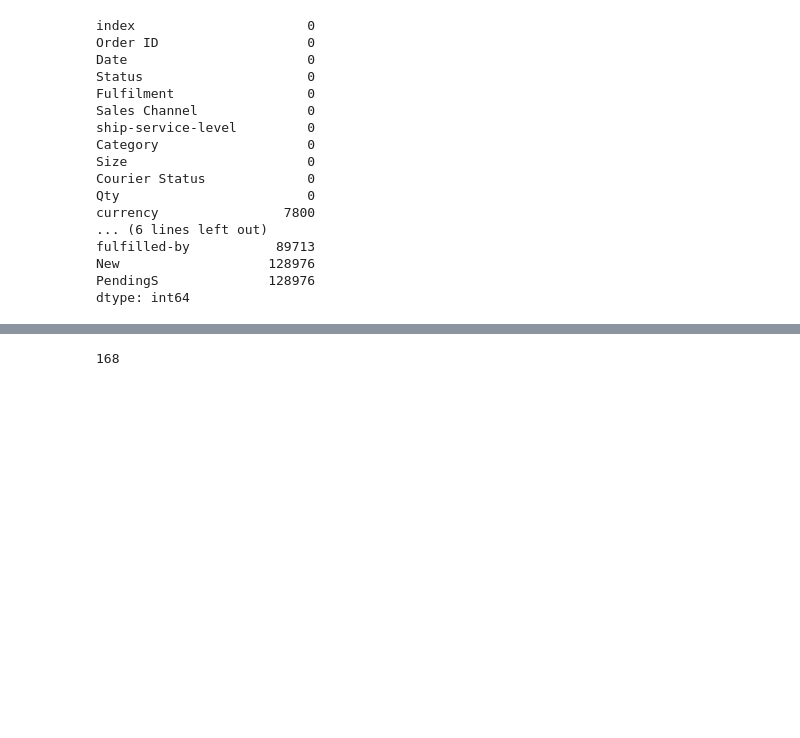
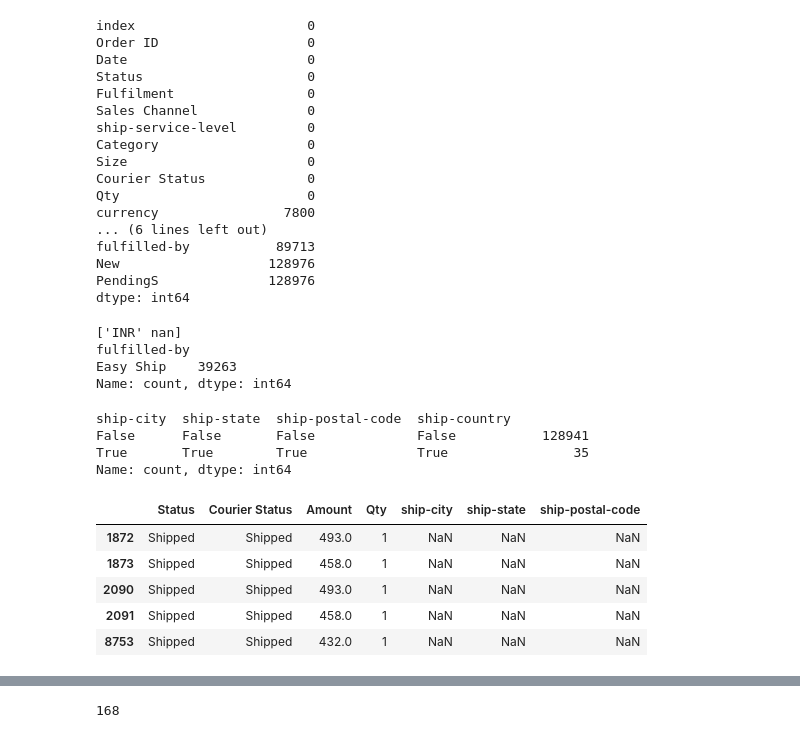
Before and after one commit to solankirj62-bit/amazon-sales-analysis, a Jupyter notebook: notebooks/01_data_exploration.ipynb, the cells around one changed output, grey strips where cells are left out. Saved outputs shown, nothing was run; the diff lists cells and outputs as text; code cells hidden in the pictures; blank space fills up the shorter version.

```diff
--- a/notebooks/01_data_exploration.ipynb
+++ b/notebooks/01_data_exploration.ipynb
@@ -77,3 +80,28 @@ fulfilled-by           89713
 New                   128976
 PendingS              128976
 dtype: int64
+# %%
+print(data['currency'].unique())
+print(data["fulfilled-by"].value_counts())
+# %% [output]
+['INR' nan]
+fulfilled-by
+Easy Ship    39263
+Name: count, dtype: int64
+# %%
+data[['ship-city','ship-state','ship-postal-code','ship-country']].isna().value_counts() # True = null, this counts null values in all same rows
+# %% [output]
+ship-city  ship-state  ship-postal-code  ship-country
+False      False       False             False           128941
+True       True        True              True                35
+Name: count, dtype: int64
+# %%
+miss = data[data['ship-city'].isna()]
+miss[['Status', 'Courier Status','Amount', 'Qty','ship-city','ship-state','ship-postal-code']].head() #has 35 rows
+# %% [output]
+|  | Status | Courier Status | Amount | Qty | ship-city | ship-state | ship-postal-code |
+| 1872 | Shipped | Shipped | 493.0 | 1 | NaN | NaN | NaN |
+| 1873 | Shipped | Shipped | 458.0 | 1 | NaN | NaN | NaN |
+| 2090 | Shipped | Shipped | 493.0 | 1 | NaN | NaN | NaN |
+| 2091 | Shipped | Shipped | 458.0 | 1 | NaN | NaN | NaN |
+| 8753 | Shipped | Shipped | 432.0 | 1 | NaN | NaN | NaN |
```
Also changed, not shown: parts of 19 cells of this notebook.
